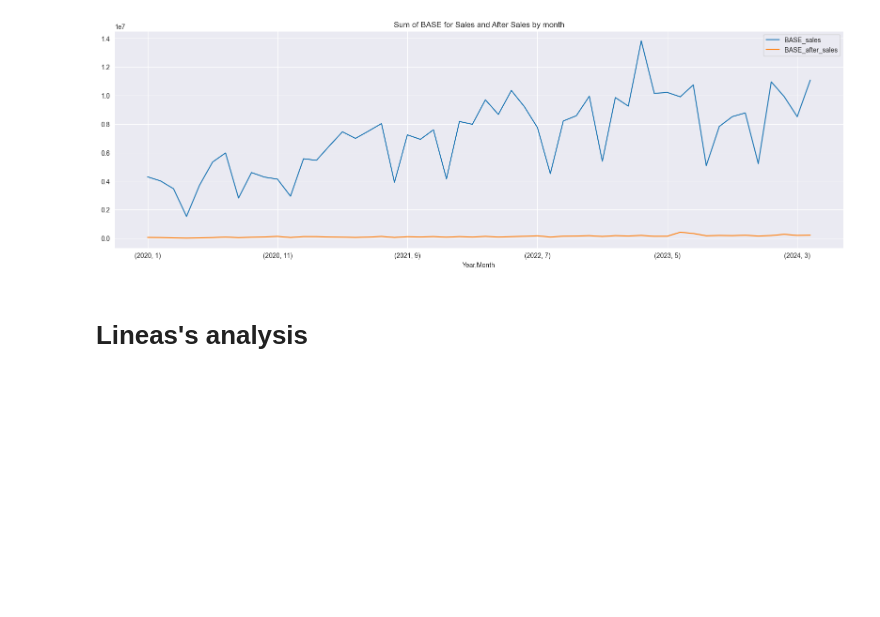
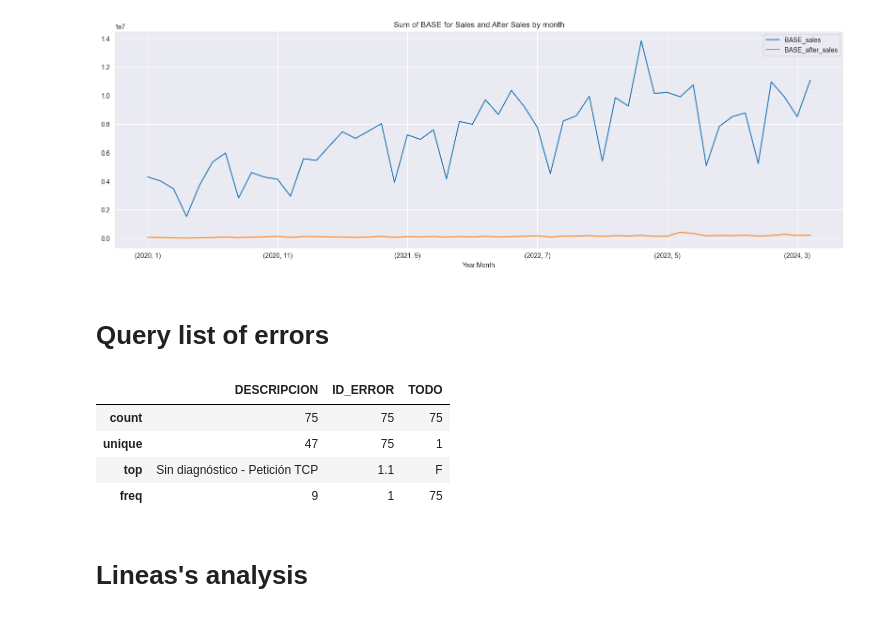
Before and after one commit to voliveira-airzonecontrol/myzone, a Jupyter notebook: EDA/ERP.ipynb, the cells around one changed output. Saved outputs shown, nothing was run; the diff lists cells and outputs as text; code cells hidden in the pictures; blank space fills up the shorter version.

```diff
--- a/EDA/ERP.ipynb
+++ b/EDA/ERP.ipynb
@@ -256,6 +256,21 @@ plt.title('Sum of BASE for Sales and After Sales by month')
 plt.show()
 # %% [output]
 [figure]
+# %% [markdown]
+# Query list of errors
+# %%
+# Query data from the database
+errors = query_data('SELECT * FROM dbo.AZ_ERRORES_POSTVENTA','Altra')
+# Save the data to a csv file
+errors.to_csv("../DATA/errors.csv",index=False,sep=';')
+# %%
+errors.describe(include='all')
+# %% [output]
+|  | DESCRIPCION | ID_ERROR | TODO |
+| count | 75 | 75 | 75 |
+| unique | 47 | 75 | 1 |
+| top | Sin diagnóstico - Petición TCP | 1.1 | F |
+| freq | 9 | 1 | 75 |
 # %% [markdown]
 # Lineas's analysis
 # %%
```
Also changed, not shown: 9 other files.
